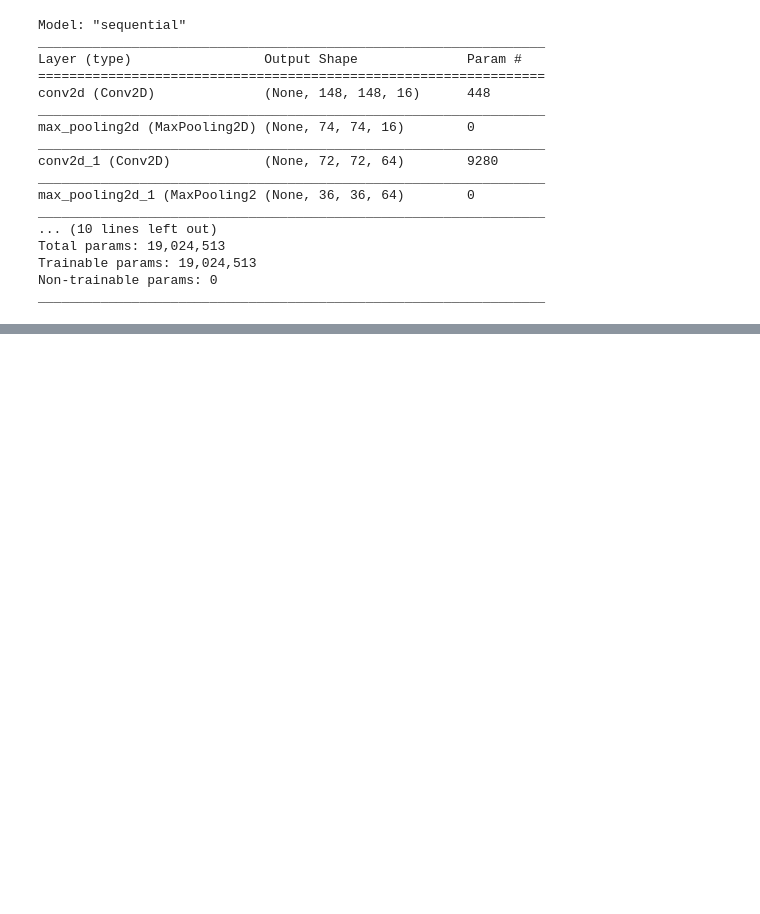
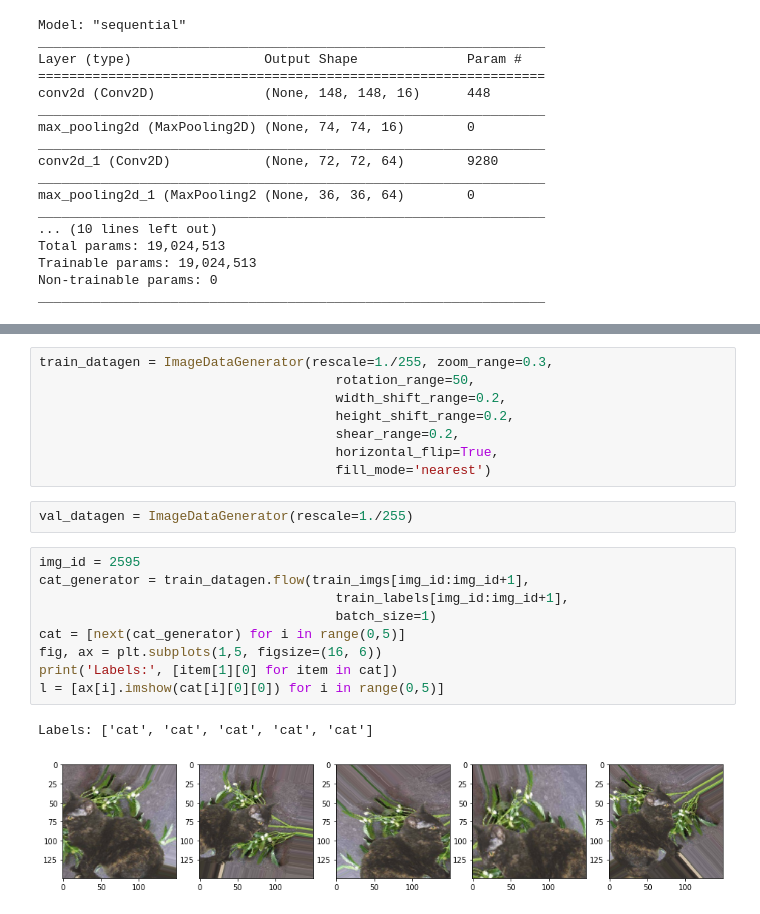
Before and after one commit to juansantateresa/Transfer_learning, a Jupyter notebook: notebook_02_CNNBuild.ipynb, the cells around one changed output, grey strips where cells are left out. Drawn from its saved outputs; the diff is of its cells as text; blank space fills up the shorter version.

```diff
--- a/notebook_02_CNNBuild.ipynb
+++ b/notebook_02_CNNBuild.ipynb
@@ -142,0 +240,22 @@ Epoch 30/30
+# %%
+train_datagen = ImageDataGenerator(rescale=1./255, zoom_range=0.3,
+                                      rotation_range=50,
+                                      width_shift_range=0.2,
+                                      height_shift_range=0.2,
+                                      shear_range=0.2,
+                                      horizontal_flip=True,
+                                      fill_mode='nearest')
+# %%
+val_datagen = ImageDataGenerator(rescale=1./255)
+# %%
+img_id = 2595
+cat_generator = train_datagen.flow(train_imgs[img_id:img_id+1],
+                                      train_labels[img_id:img_id+1],
+                                      batch_size=1)
+cat = [next(cat_generator) for i in range(0,5)]
+fig, ax = plt.subplots(1,5, figsize=(16, 6))
+print('Labels:', [item[1][0] for item in cat])
+l = [ax[i].imshow(cat[i][0][0]) for i in range(0,5)]
+# %% [output]
+Labels: ['cat', 'cat', 'cat', 'cat', 'cat']
+[figure, added]
```
Also changed, not shown: parts of 14 cells of this notebook.
